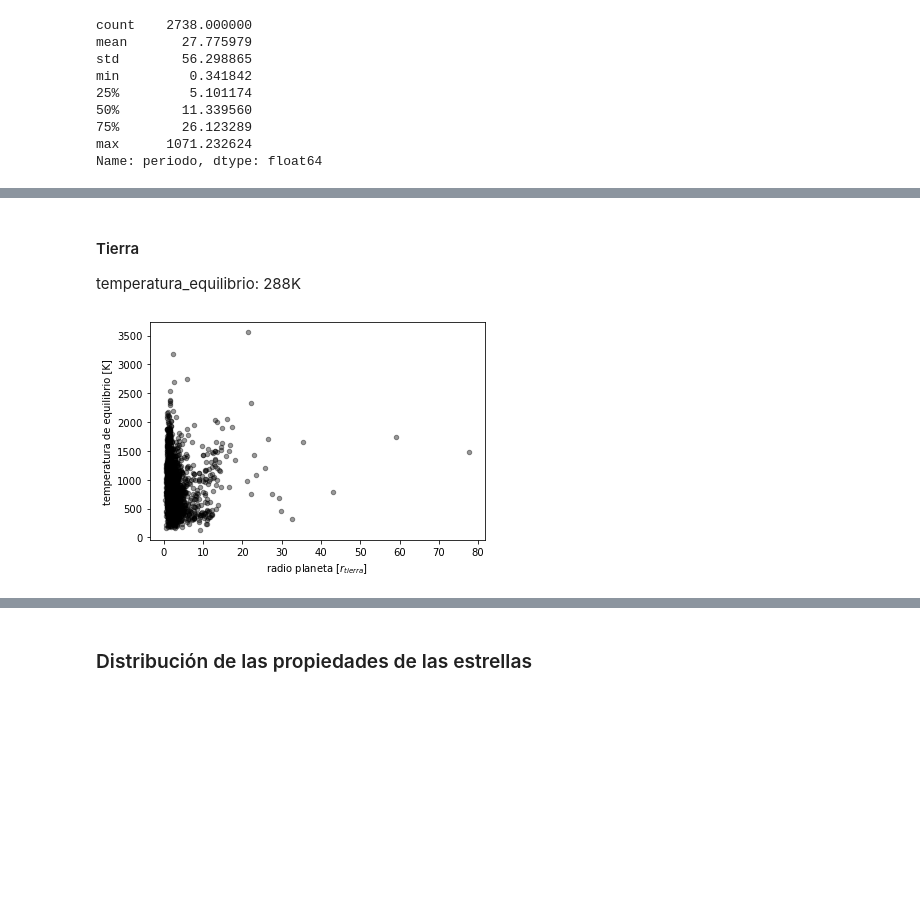
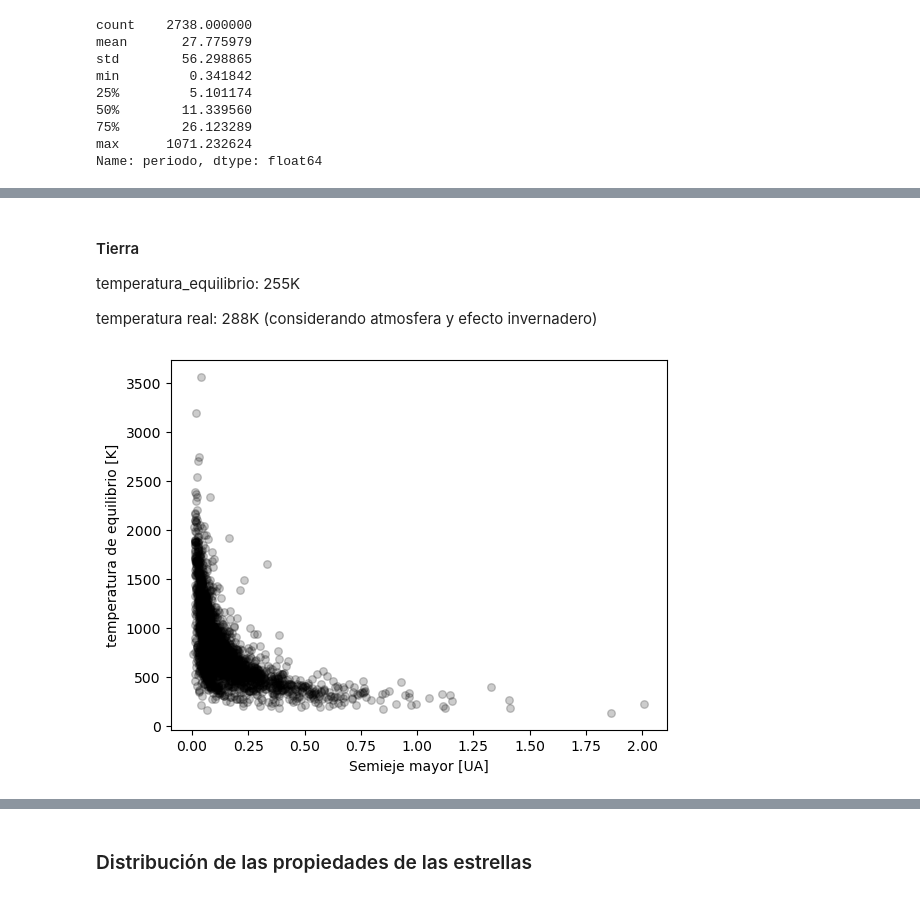
Before and after one commit to alrakomala/BeePy, a Jupyter notebook: exoplanetas.ipynb, the cells around one changed output, grey strips where cells are left out. Drawn from its saved outputs; the diff is of its cells as text; code cells hidden in the pictures; blank space fills up the shorter version.

```diff
--- a/exoplanetas.ipynb
+++ b/exoplanetas.ipynb
@@ -57,7 +65,7 @@ df1 = df[['kepid', 'koi_disposition', 'koi_pdisposition',
 # %%
 renombrar_cols = {'kepid': 'id',
-                  'koi_disposition' :'target_archivo' ,
-                  'koi_pdisposition' : 'target_kepler',
+                  'koi_disposition' :'clasificacion_archivo' ,
+                  'koi_pdisposition' : 'clasificacion_kepler',
                   'koi_period' : 'periodo',
                   'koi_duration' : 'duracion_transito',
                   'koi_depth' : 'profundidad_transito',
@@ -177,5 +188,5 @@ df1[['id','target_archivo']].groupby(['target_archivo']).count()
 # %%
-confirmados = df1[df1['target_archivo'] == 'CONFIRMED']
+confirmados = df1[df1['clasificacion_archivo'] == 'CONFIRMED']
 # %%
 len(confirmados)
 # %% [output]
@@ -268,15 +279,17 @@ for var in variables_dist:
 # %% [markdown]
 #### Tierra
-temperatura_equilibrio: 288K
+temperatura_equilibrio: 255K
+
+temperatura real: 288K (considerando atmosfera y efecto invernadero)
 # %%
 fig, ax = plt.subplots()
-x = confirmados['radio_planeta']
+x = confirmados['semi-eje-mayor']
 y = confirmados['temperatura_equilibrio']
 
-ax.scatter(x, y, c='k', s=20, alpha=0.4)
-ax.set_xlabel(r'radio planeta [$r_{tierra}$]')
+ax.scatter(x, y, c='k', s=30, alpha=0.2)
+ax.set_xlabel(r'Semieje mayor [UA]')
 ax.set_ylabel('temperatura de equilibrio [K]');
 # %% [output]
-[figure, old version]
+[figure, new version]
 # %%
 fig, ax = plt.subplots()
```
Also changed, not shown: parts of 45 cells of this notebook, 1 other file.
